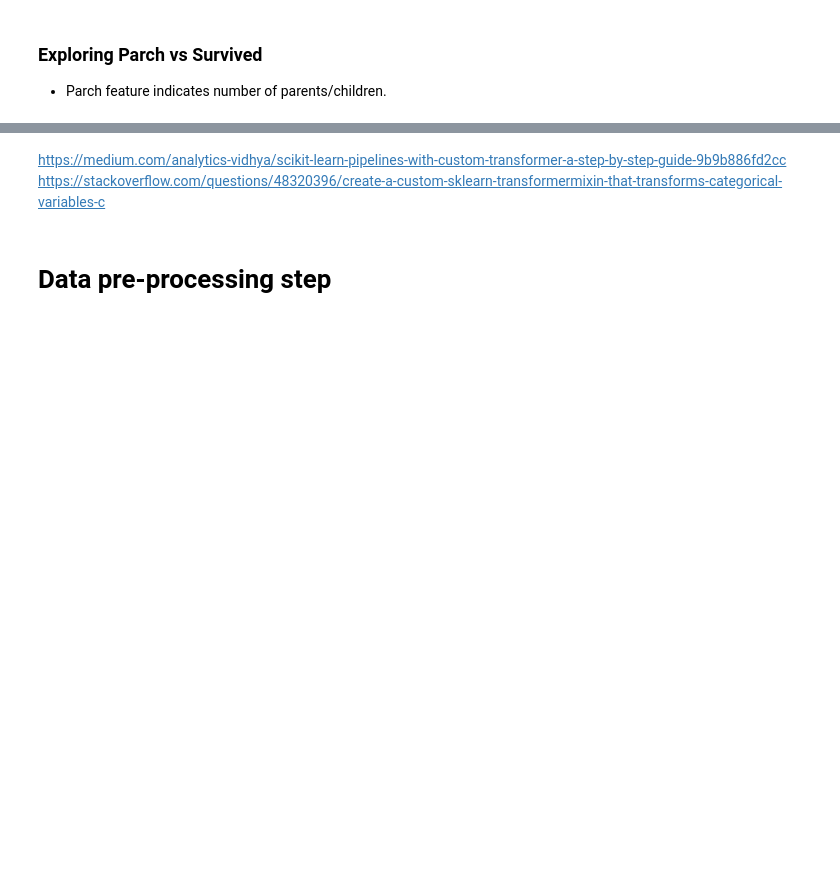
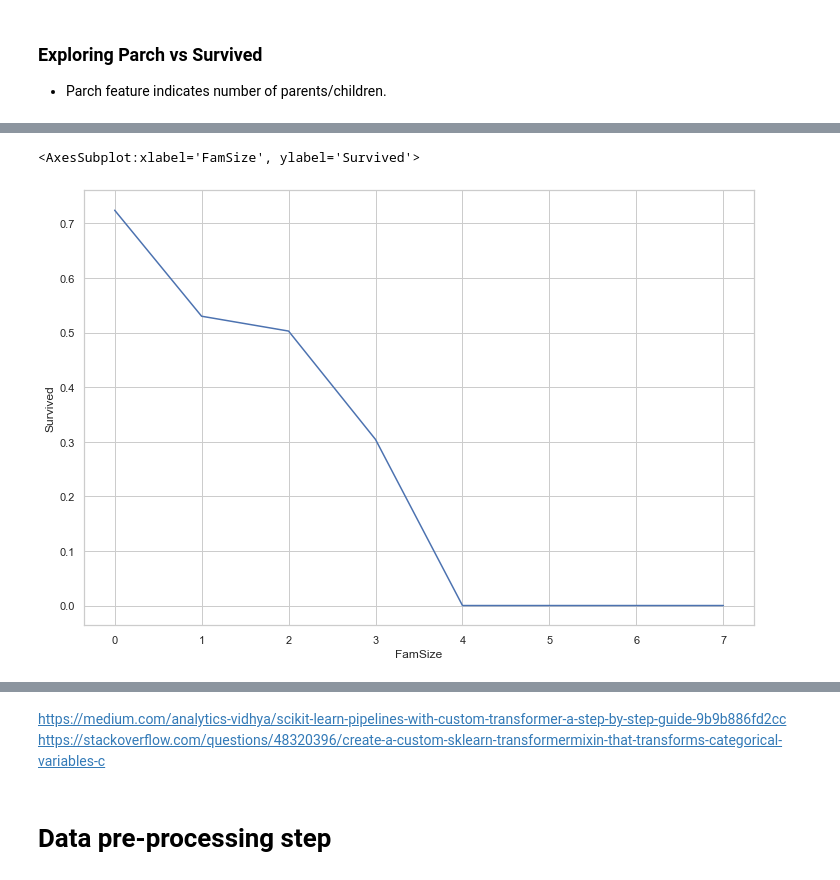
Before and after one commit to StephenRicher/machineLearning, a Jupyter notebook: Titanic/DataExploration.ipynb, the cells around one changed output, grey strips where cells are left out. Saved outputs shown, nothing was run; the diff lists cells and outputs as text; code cells hidden in the pictures; blank space fills up the shorter version.

```diff
--- a/Titanic/DataExploration.ipynb
+++ b/Titanic/DataExploration.ipynb
@@ -169,6 +204,9 @@ data.groupby(['estAgeGroup', 'Pclass'])['Age'].mean()
 # %%
 #data['FamSize'] = data['SibSp'].apply(lambda x: x if x > 0 else 2)
-data['FamSize'] = np.log(data['SibSp'] + data['Parch'] + 1)
+data['FamSize'] = abs(4 - (data['SibSp'] + data['Parch'] + 1))
 feature = 'FamSize'
 temp = data.groupby([feature])['Survived'].mean().reset_index()
 sns.lineplot(x=feature, y='Survived', data=temp)
+# %% [output]
+<AxesSubplot:xlabel='FamSize', ylabel='Survived'>
+[figure, added]
```
Also changed, not shown: parts of 24 cells of this notebook.
